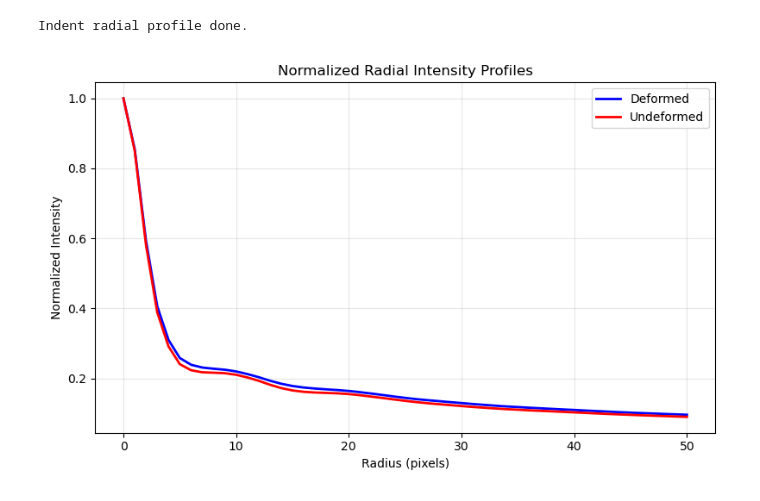
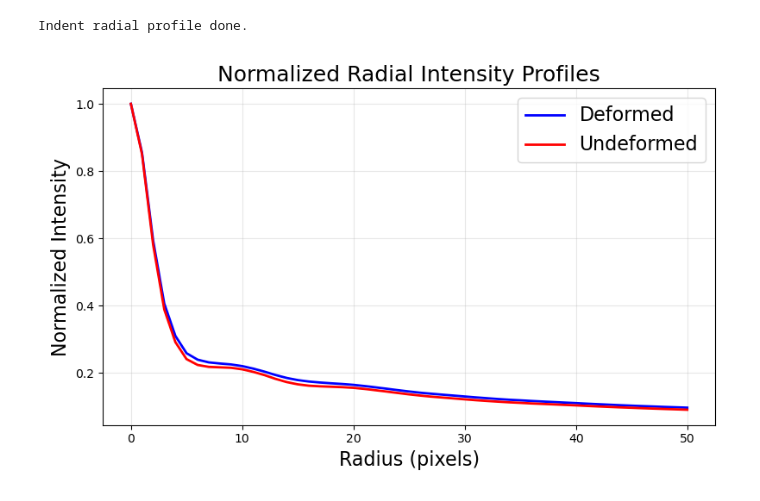
Before and after one commit to vivekdev-empa/nanolam_tantala_silica, a Jupyter notebook: Density_map_4nm.ipynb, the cells around one changed output. Saved outputs shown, nothing was run; the diff lists cells and outputs as text; code cells hidden in the pictures.

```diff
--- a/Density_map_4nm.ipynb
+++ b/Density_map_4nm.ipynb
@@ -416,29 +416,29 @@ Indent radial profile done.
 # %%
 # Overlay normalized radial intensity profiles (Deformed vs Undeformed)
 if len(radial_profile_indent) != len(radial_profile_away):
     max_len = min(len(radial_profile_indent), len(radial_profile_away))
     rp_indent = radial_profile_indent[:max_len]
     rp_away = radial_profile_away[:max_len]
     radii_plot = np.arange(max_len)
 else:
     rp_indent = radial_profile_indent
     rp_away = radial_profile_away
     radii_plot = np.arange(len(rp_indent))
 
 # Normalize
 rp_indent_n = rp_indent / rp_indent.max()
 rp_away_n = rp_away / rp_away.max()
 
 fig, ax = plt.subplots(figsize=(8,5))
 ax.plot(radii_plot, rp_indent_n, '-', color='blue', linewidth=2, label='Deformed')
 ax.plot(radii_plot, rp_away_n, '-', color='red', linewidth=2, label='Undeformed')
-ax.set_xlabel('Radius (pixels)')
-ax.set_ylabel('Normalized Intensity')
-ax.set_title('Normalized Radial Intensity Profiles')
-ax.legend()
+ax.set_xlabel('Radius (pixels)', size=16)
+ax.set_ylabel('Normalized Intensity', size=16)
+ax.set_title('Normalized Radial Intensity Profiles', size=18)
+ax.legend(fontsize=16)
 ax.grid(alpha=0.3)
 plt.tight_layout()
-plt.savefig(f'{output_dir}\\radial_profile_overlay.png', dpi=300)
+plt.savefig(f'{output_dir}\\radial_profile_overlay02.png', dpi=300)
 plt.show()
 # %% [output]
-[figure, old version]
+[figure, new version]
```
Also changed, not shown: parts of 1 cell of this notebook, 4 other files.
